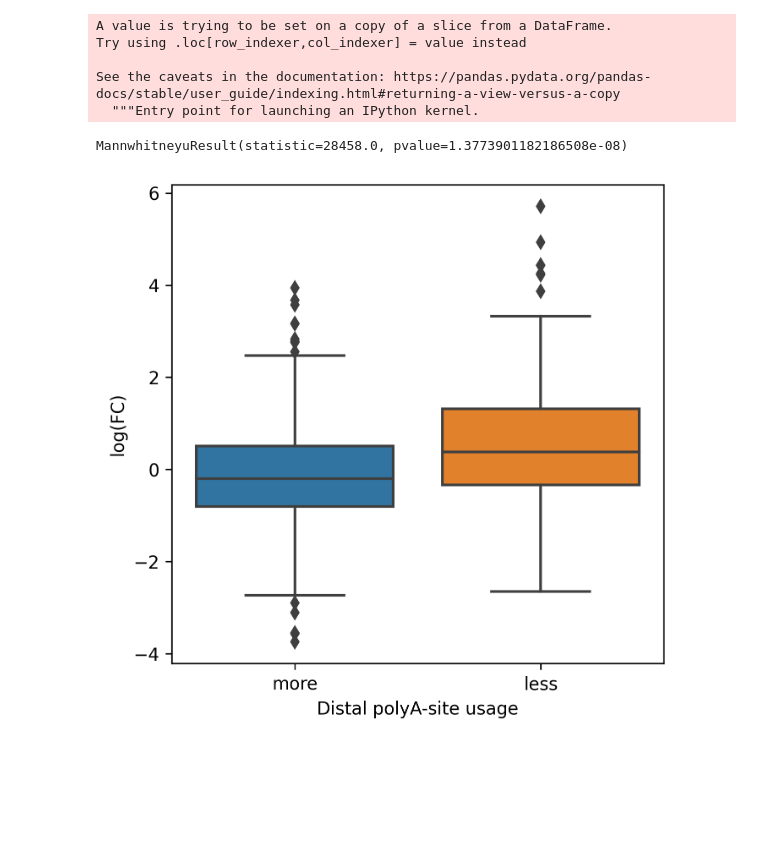
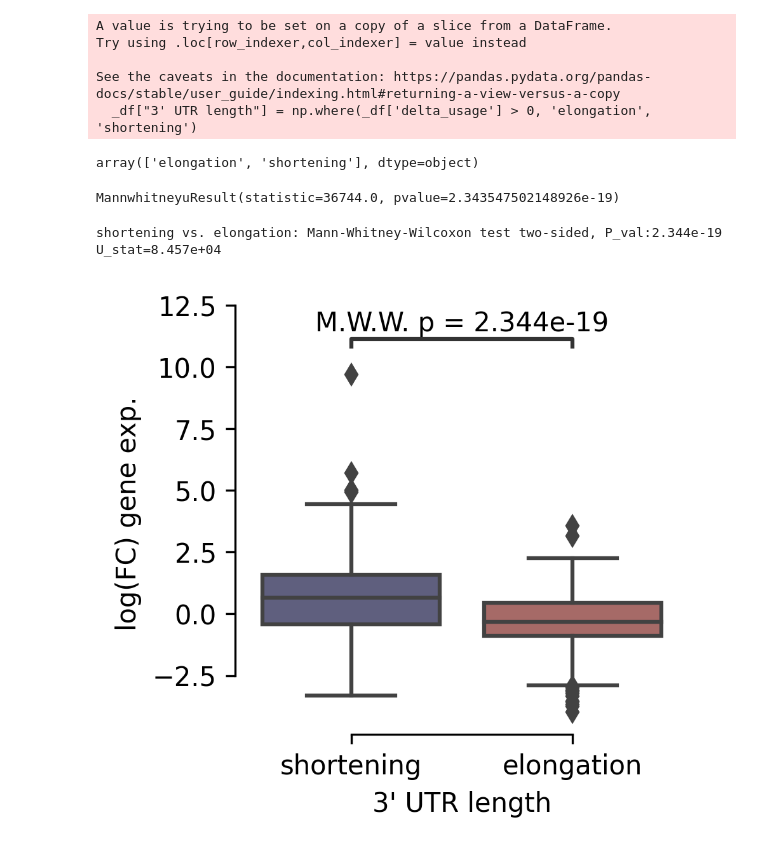
Before and after one commit to mortazavilab/lapa, a Jupyter notebook: workflow/c2c12/apa_differetial_gene_exp.ipynb, the cells around one changed output. Cells and saved outputs as stored; diff of their text form; code cells hidden in the pictures; blank space fills up the shorter version.

Commit message:
figures

```diff
--- a/workflow/c2c12/apa_differetial_gene_exp.ipynb
+++ b/workflow/c2c12/apa_differetial_gene_exp.ipynb
@@ -37,6 +52,6 @@ df_count
 # %%
 result = LapaResult(snakemake.input['long_read'])
-df = result.fisher_exact_test({'undif': ['PB154', 'PB155'], 'dif': ['PB213', 'PB214']}, min_gene_count=50)
+df = result.fisher_exact_test({'dif': ['PB213', 'PB214'], 'undif': ['PB154', 'PB155']}, min_gene_count=50)
 # %%
 chrom, pos, strand = zip(*df.reset_index().rename(columns={'index': 'polya_site'})['polya_site'].str.split(':'))
 df['Chromosome'] = chrom
@@ -154,19 +93,40 @@ _df = _df.dropna(subset=['log(FC)'])
+# %%
+_df["3' UTR length"] = np.where(_df['delta_usage'] > 0, 'elongation', 'shortening')
+# %% [output]
+A value is trying to be set on a copy of a slice from a DataFrame.
+Try using .loc[row_indexer,col_indexer] = value instead
+
+See the caveats in the documentation: https://pandas.pydata.org/pandas-docs/stable/user_guide/indexing.html#returning-a-view-versus-a-copy
+  _df["3' UTR length"] = np.where(_df['delta_usage'] > 0, 'elongation', 'shortening')
+# %%
+_df["3' UTR length"].unique()
+# %% [output]
+array(['elongation', 'shortening'], dtype=object)
+# %%
+_df = _df[~_df['log(FC)'].isna()].sort_values("3' UTR length", ascending=False)
+# %%
+mannwhitneyu(
+    _df[_df["3' UTR length"] == 'elongation']['log(FC)'],
+    _df[_df["3' UTR length"] == 'shortening']['log(FC)']
+)
+# %% [output]
+MannwhitneyuResult(statistic=36744.0, pvalue=2.343547502148926e-19)
 # %%
-_df['Distal polyA-site usage'] = np.where(_df['delta_usage'] > 0, 'more', 'less')
+plt.figure(figsize=(3, 3), dpi=300)
 
-plt.figure(figsize=(5, 5), dpi=300)
+ax = sns.boxplot(data=_df, x="3' UTR length", y='log(FC)', palette =['#5a5a83', '#b1615c'])
 
-sns.boxplot(data=_df, x='Distal polyA-site usage', y='log(FC)')
+plt.ylabel('log(FC) gene exp.')
 
-mannwhitneyu(
-    _df[_df['Distal polyA-site usage'] == 'more']['log(FC)'],
-    _df[_df['Distal polyA-site usage'] == 'less']['log(FC)']
-)
+from statannotations.Annotator import Annotator
+
+annot = Annotator(ax, plot='boxplot', pairs=[('elongation', 'shortening')],
+                  data=_df, x="3' UTR length", y='log(FC)')
+annot.configure(test='Mann-Whitney', text_format='full').apply_test().annotate()
+
+sns.despine(offset=2, trim=True)
+
+plt.savefig(snakemake.output['boxplot'], dpi=300, bbox_inches='tight', transparent=True)
 # %% [output]
-A value is trying to be set on a copy of a slice from a DataFrame.
-Try using .loc[row_indexer,col_indexer] = value instead
-
-See the caveats in the documentation: https://pandas.pydata.org/pandas-docs/stable/user_guide/indexing.html#returning-a-view-versus-a-copy
-  """Entry point for launching an IPython kernel.
+shortening vs. elongation: Mann-Whitney-Wilcoxon test two-sided, P_val:2.344e-19 U_stat=8.457e+04
-MannwhitneyuResult(statistic=28458.0, pvalue=1.3773901182186508e-08)
-[figure, old version]
+[figure, new version]
```
Also changed, not shown: parts of 15 cells of this notebook, 9 other files.
